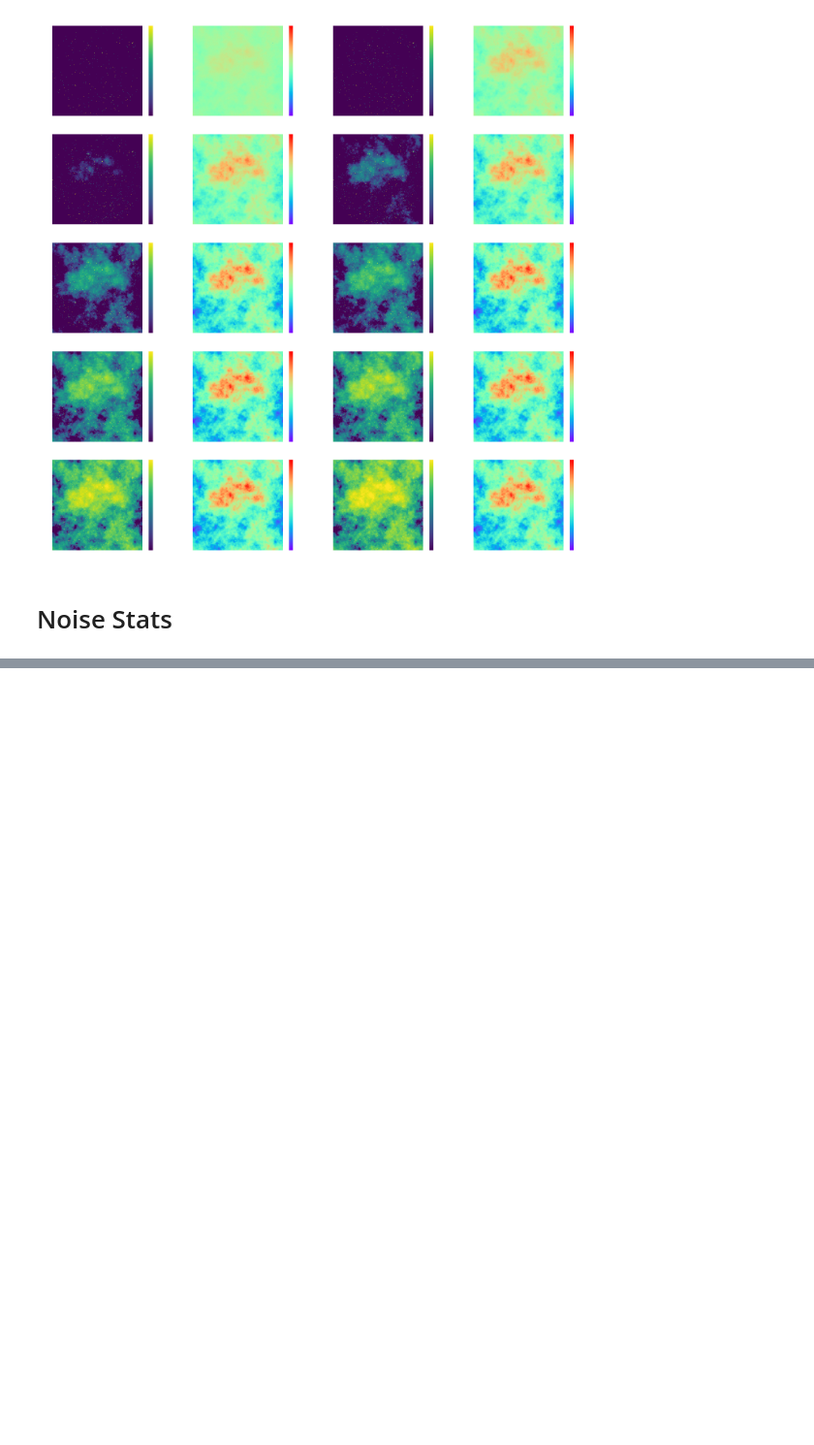
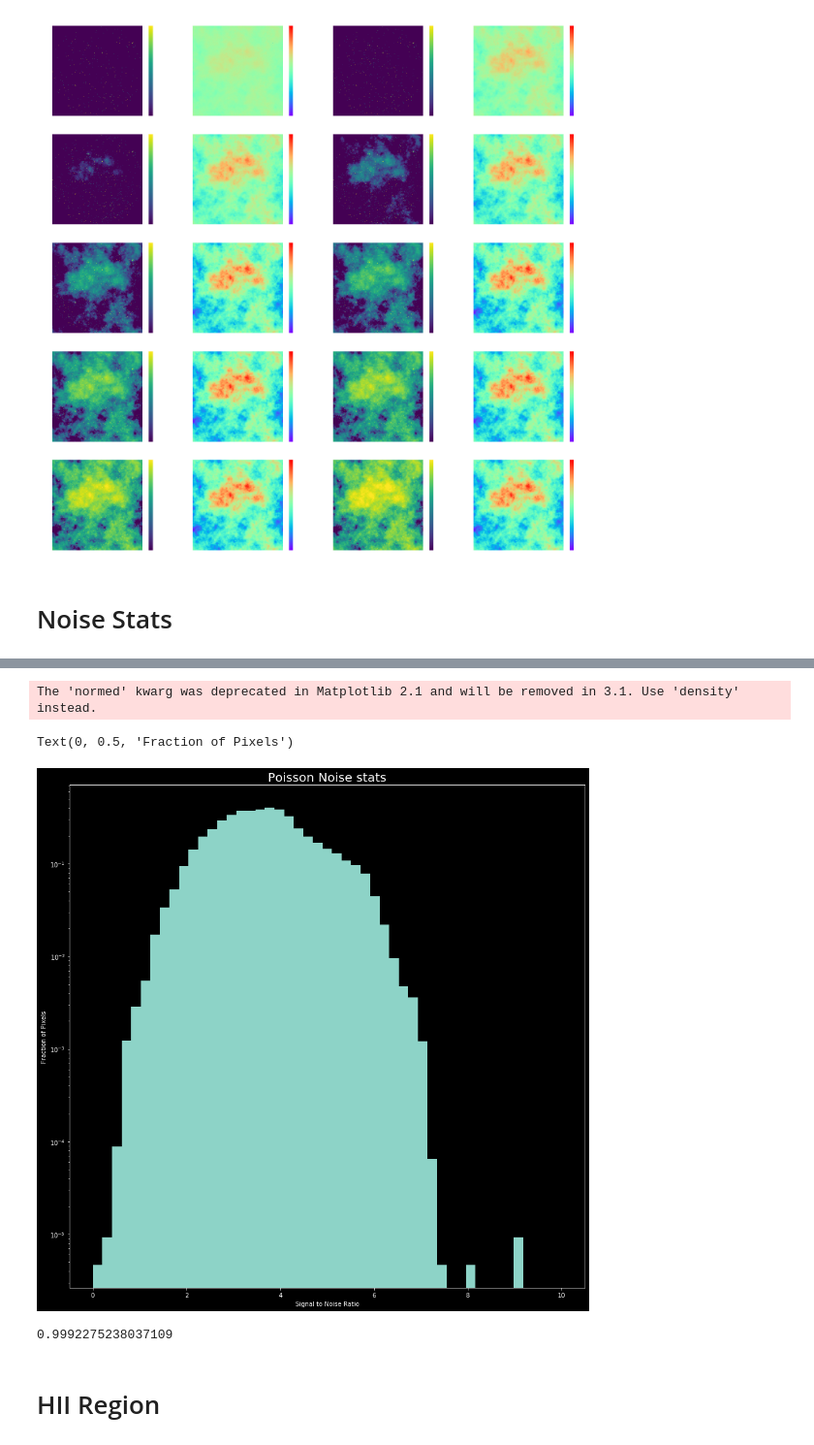
Before and after one commit to mjamesfero/PaschenAlphaModeling, a Jupyter notebook: Noise Stats.ipynb, the cells around one changed output, grey strips where cells are left out. Shown at 97% size. Drawn from its saved outputs; the diff is of its cells as text; code cells hidden in the pictures; blank space fills up the shorter version.

```diff
--- a/Noise Stats.ipynb
+++ b/Noise Stats.ipynb
@@ -129,3 +129,22 @@ The 'normed' kwarg was deprecated in Matplotlib 2.1 and will be removed in 3.1.
 poisson_noise = np.sqrt(PAAL + PAAC)
 systematic_noise = mad_std(PAAL-PAAC)
 total_noise = np.sqrt(poisson_noise**2 + systematic_noise**2)
+# %%
+image_sub = PAAL - PAAC
+snr = np.abs(image_sub) / total_noise
+# %%
+plt.figure(figsize=(15,15))
+plt.hist(np.abs(snr).ravel(), bins=np.linspace(0,10), log=True, normed=True)
+plt.title('Poisson Noise stats', fontsize='20')
+plt.xlabel('Signal to Noise Ratio')
+plt.ylabel('Fraction of Pixels')
+# %% [output]
+The 'normed' kwarg was deprecated in Matplotlib 2.1 and will be removed in 3.1. Use 'density' instead.
+Text(0, 0.5, 'Fraction of Pixels')
+[figure, added]
+# %%
+np.count_nonzero(np.abs(snr) > 1)/(1024**2)
+# %% [output]
+0.9992275238037109
+# %% [markdown]
+# HII Region
```
Also changed, not shown: parts of 6 cells of this notebook, 1 other file.
